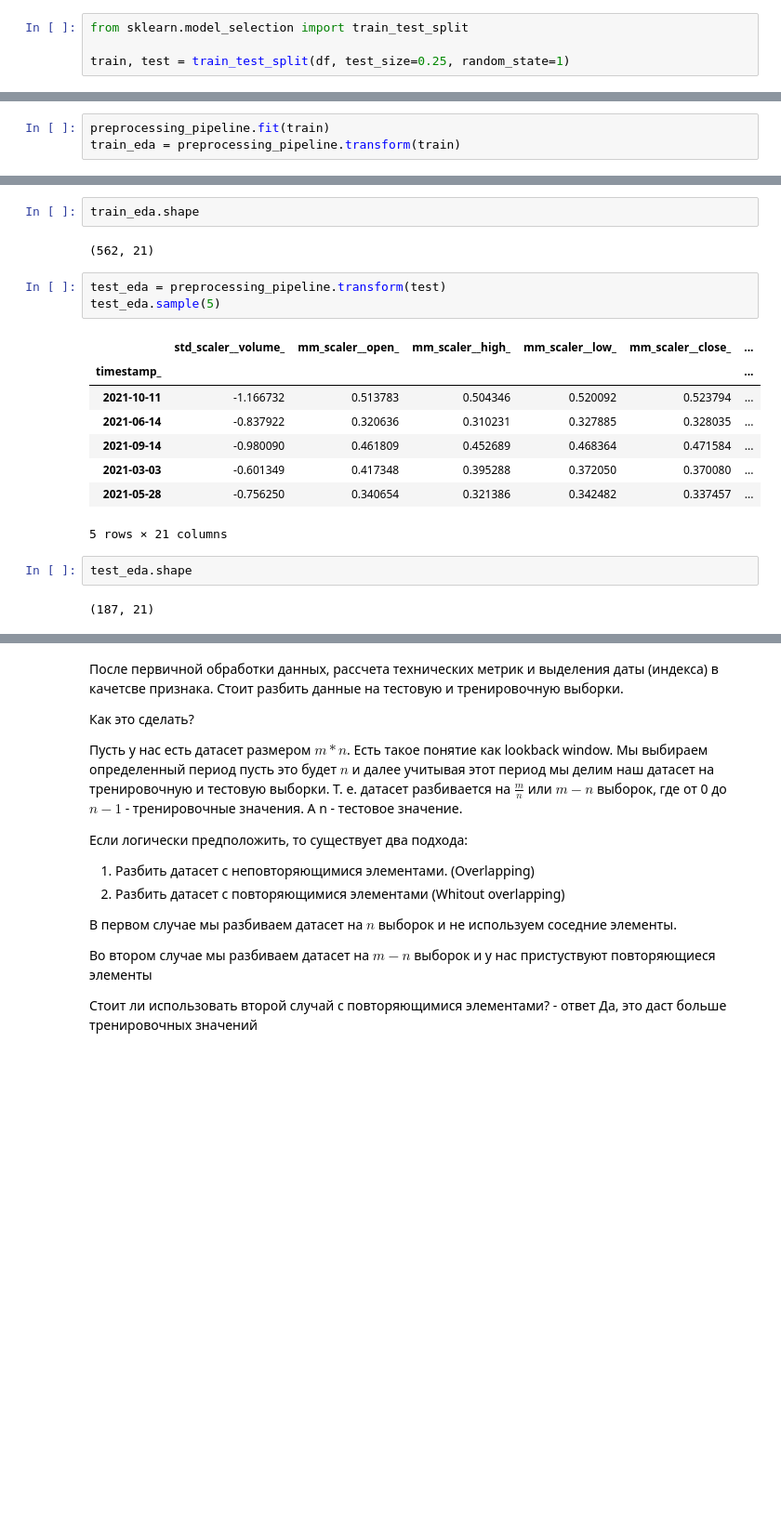
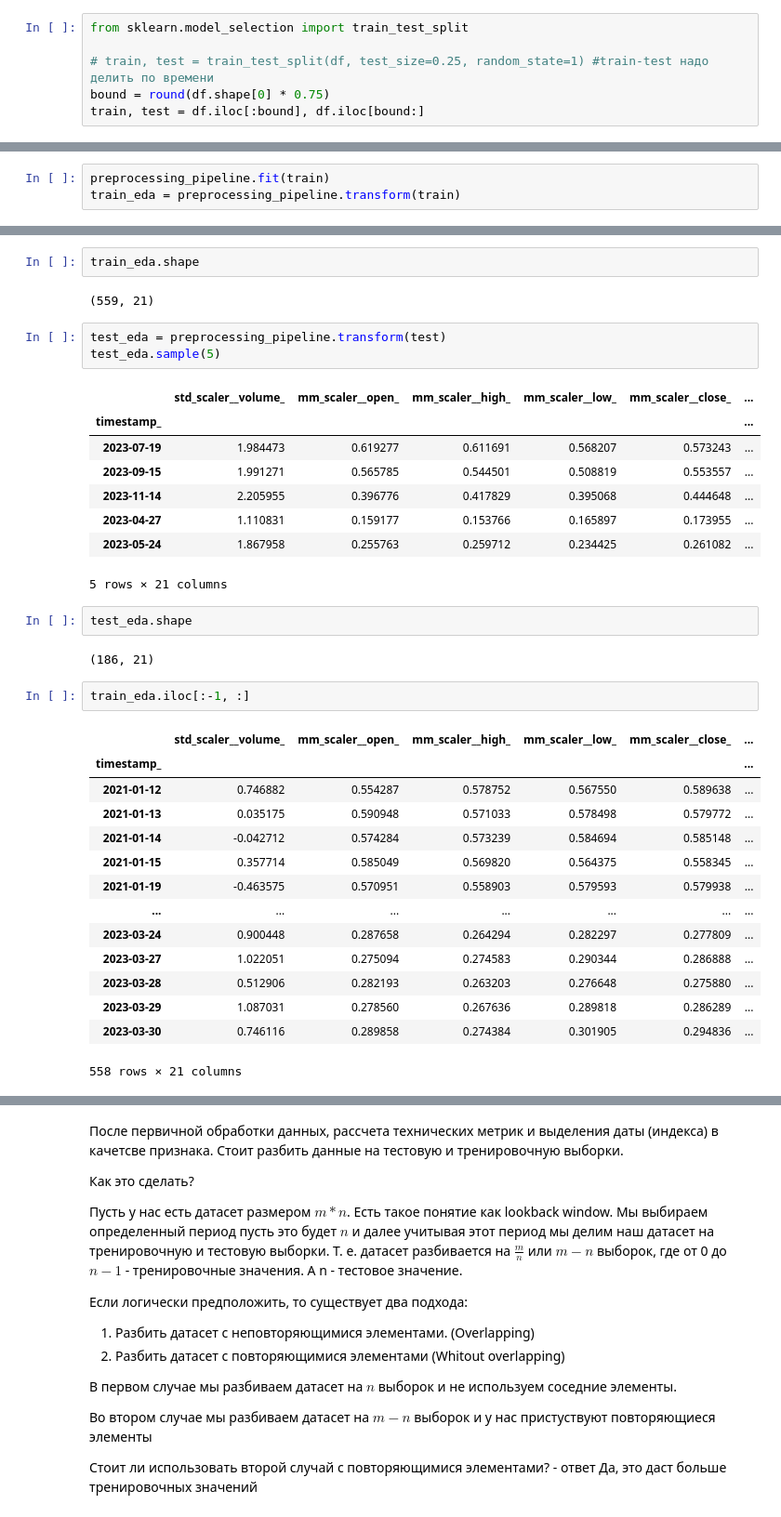
Before and after one commit to 1Eross/exchange_model, a Jupyter notebook: lstm_model.ipynb, the cells around one changed output, grey strips where cells are left out. Shown: that part at 93% size. Cells and saved outputs as stored; diff of their text form; blank space fills up the shorter version.

```diff
--- a/lstm_model.ipynb
+++ b/lstm_model.ipynb
@@ -255,7 +259,9 @@ df
 # %%
 from sklearn.model_selection import train_test_split
 
-train, test = train_test_split(df, test_size=0.25, random_state=1)
+# train, test = train_test_split(df, test_size=0.25, random_state=1) #train-test надо делить по времени
+bound = round(df.shape[0] * 0.75)
+train, test = df.iloc[:bound], df.iloc[bound:]
 # %%
 print(train.shape, test.shape)
 # %% [output]
@@ -277,20 +283,37 @@ train_eda.sample(5)
 # %%
 train_eda.shape
 # %% [output]
-(562, 21)
+(559, 21)
 # %%
 test_eda = preprocessing_pipeline.transform(test)
 test_eda.sample(5)
 # %% [output]
 |  | std_scaler__volume_ | mm_scaler__open_ | mm_scaler__high_ | mm_scaler__low_ | mm_scaler__close_ | ... |
 | timestamp_ |  |  |  |  |  | ... |
-| 2021-10-11 | -1.166732 | 0.513783 | 0.504346 | 0.520092 | 0.523794 | ... |
-| 2021-06-14 | -0.837922 | 0.320636 | 0.310231 | 0.327885 | 0.328035 | ... |
-| 2021-09-14 | -0.980090 | 0.461809 | 0.452689 | 0.468364 | 0.471584 | ... |
-| 2021-03-03 | -0.601349 | 0.417348 | 0.395288 | 0.372050 | 0.370080 | ... |
-| 2021-05-28 | -0.756250 | 0.340654 | 0.321386 | 0.342482 | 0.337457 | ... |
+| 2023-07-19 | 1.984473 | 0.619277 | 0.611691 | 0.568207 | 0.573243 | ... |
+| 2023-09-15 | 1.991271 | 0.565785 | 0.544501 | 0.508819 | 0.553557 | ... |
+| 2023-11-14 | 2.205955 | 0.396776 | 0.417829 | 0.395068 | 0.444648 | ... |
+| 2023-04-27 | 1.110831 | 0.159177 | 0.153766 | 0.165897 | 0.173955 | ... |
+| 2023-05-24 | 1.867958 | 0.255763 | 0.259712 | 0.234425 | 0.261082 | ... |
 5 rows × 21 columns
 # %%
 test_eda.shape
 # %% [output]
-(187, 21)
+(186, 21)
+# %%
+train_eda.iloc[:-1, :]
+# %% [output]
+|  | std_scaler__volume_ | mm_scaler__open_ | mm_scaler__high_ | mm_scaler__low_ | mm_scaler__close_ | ... |
+| timestamp_ |  |  |  |  |  | ... |
+| 2021-01-12 | 0.746882 | 0.554287 | 0.578752 | 0.567550 | 0.589638 | ... |
+| 2021-01-13 | 0.035175 | 0.590948 | 0.571033 | 0.578498 | 0.579772 | ... |
+| 2021-01-14 | -0.042712 | 0.574284 | 0.573239 | 0.584694 | 0.585148 | ... |
+| 2021-01-15 | 0.357714 | 0.585049 | 0.569820 | 0.564375 | 0.558345 | ... |
+| 2021-01-19 | -0.463575 | 0.570951 | 0.558903 | 0.579593 | 0.579938 | ... |
+| ... | ... | ... | ... | ... | ... | ... |
+| 2023-03-24 | 0.900448 | 0.287658 | 0.264294 | 0.282297 | 0.277809 | ... |
+| 2023-03-27 | 1.022051 | 0.275094 | 0.274583 | 0.290344 | 0.286888 | ... |
+| 2023-03-28 | 0.512906 | 0.282193 | 0.263203 | 0.276648 | 0.275880 | ... |
+| 2023-03-29 | 1.087031 | 0.278560 | 0.267636 | 0.289818 | 0.286289 | ... |
+| 2023-03-30 | 0.746116 | 0.289858 | 0.274384 | 0.301905 | 0.294836 | ... |
+558 rows × 21 columns
```
Also changed, not shown: parts of 18 cells of this notebook.
